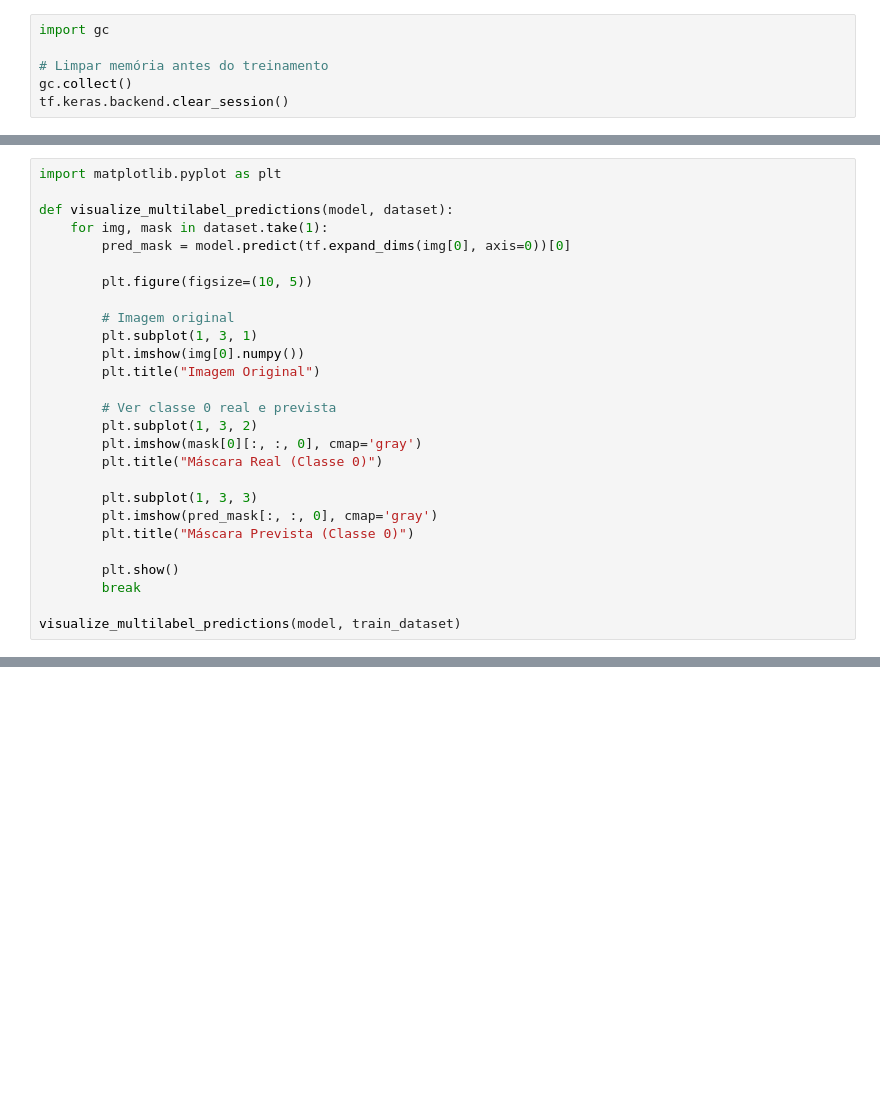
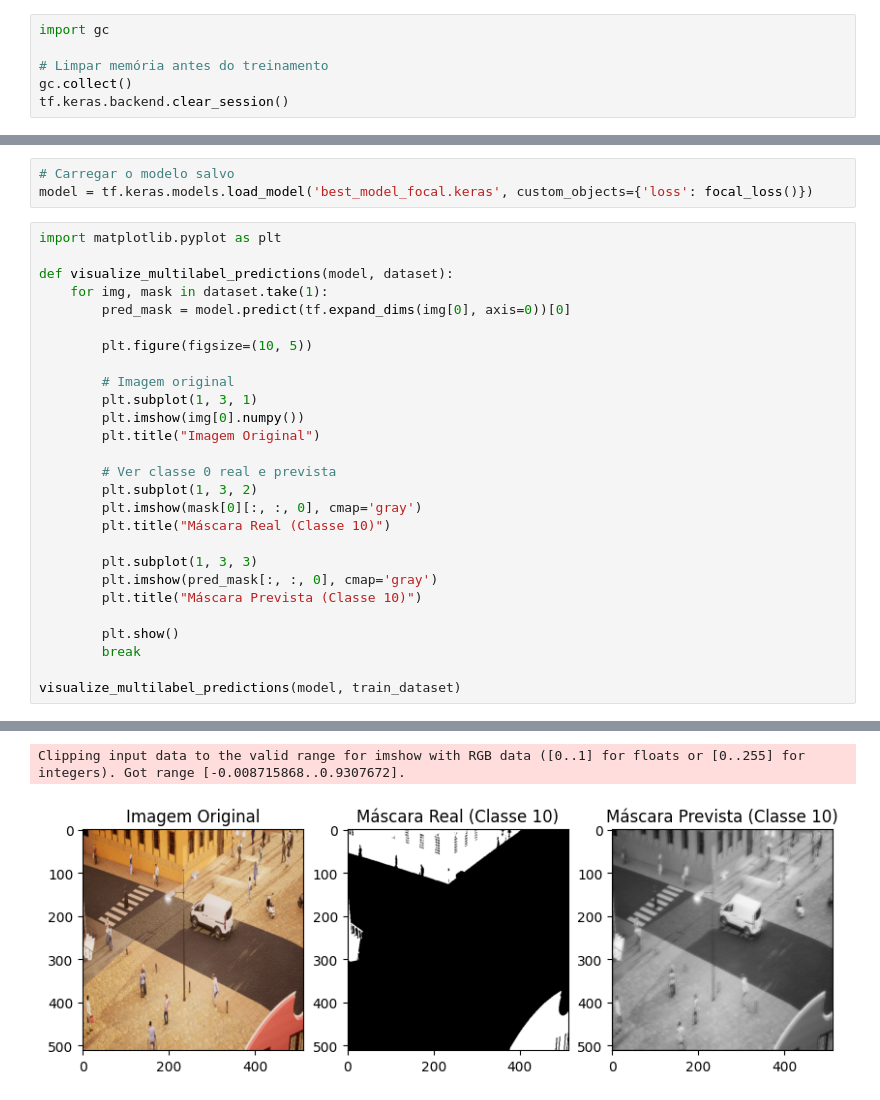
Before and after one commit to rpgouveia/pucpr_pibiti_semantic_segmentation, a Jupyter notebook: study_tf_unet_multilabel_model_v2.ipynb, the cells around one changed output, grey strips where cells are left out. Saved outputs shown, nothing was run; the diff lists cells and outputs as text; blank space fills up the shorter version.

```diff
--- a/study_tf_unet_multilabel_model_v2.ipynb
+++ b/study_tf_unet_multilabel_model_v2.ipynb
@@ -540,3 +525,6 @@ plot_training_metrics(history_1, history_2)
+# %%
+# Carregar o modelo salvo
+model = tf.keras.models.load_model('best_model_focal.keras', custom_objects={'loss': focal_loss()})
 # %%
 import matplotlib.pyplot as plt
 
@@ -554,13 +542,14 @@ def visualize_multilabel_predictions(model, dataset):
         # Ver classe 0 real e prevista
         plt.subplot(1, 3, 2)
         plt.imshow(mask[0][:, :, 0], cmap='gray')
-        plt.title("Máscara Real (Classe 0)")
+        plt.title("Máscara Real (Classe 10)")
 
         plt.subplot(1, 3, 3)
         plt.imshow(pred_mask[:, :, 0], cmap='gray')
-        plt.title("Máscara Prevista (Classe 0)")
+        plt.title("Máscara Prevista (Classe 10)")
 
         plt.show()
         break
 
 visualize_multilabel_predictions(model, train_dataset)
+# %% [output]
@@ -566,0 +557,2 @@ visualize_multilabel_predictions(model, train_dataset)
+Clipping input data to the valid range for imshow with RGB data ([0..1] for floats or [0..255] for integers). Got range [-0.008715868..0.9307672].
+[figure, added]
```
Also changed, not shown: parts of 9 cells of this notebook, 4 other files.
